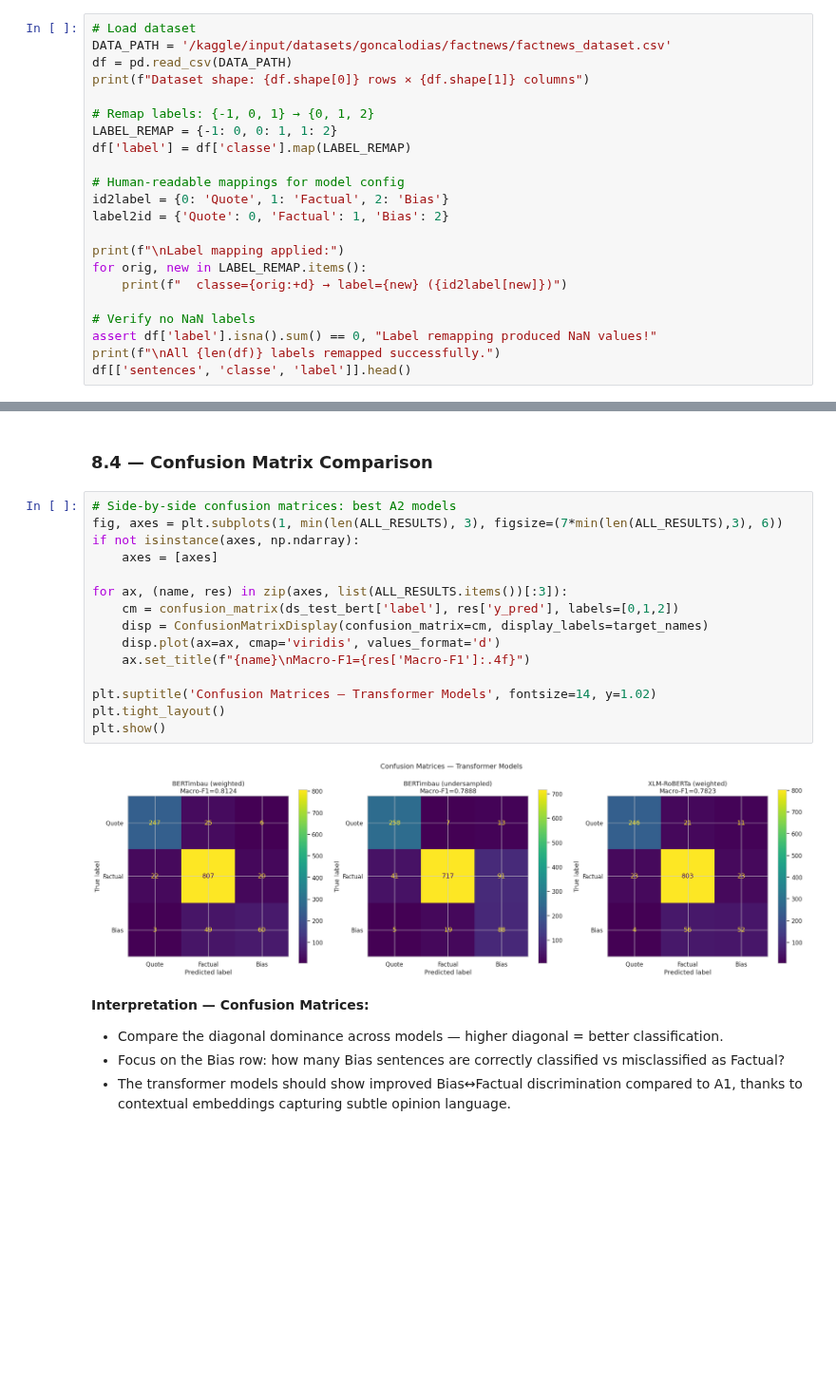
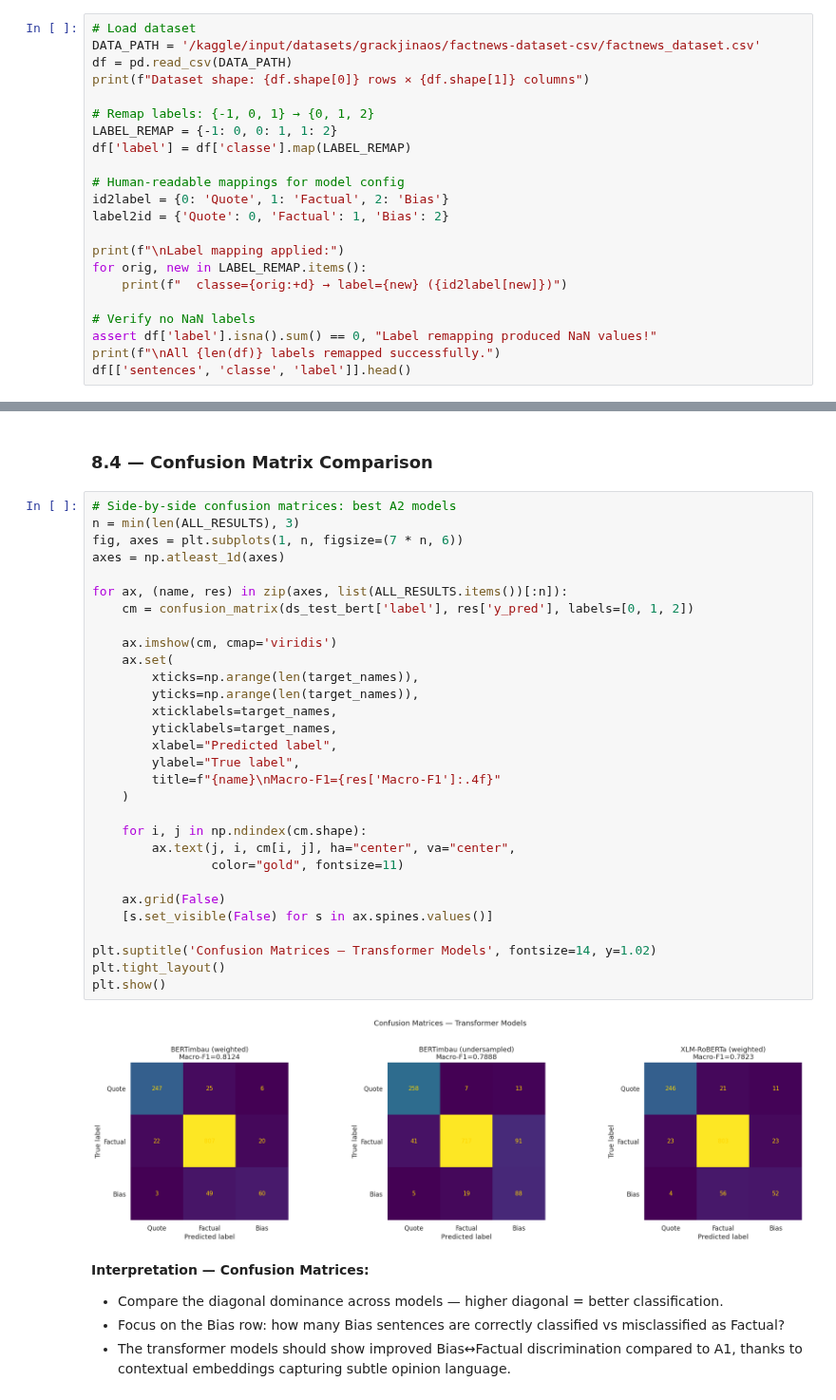
Before and after one commit to Gonto03/NLP-FactNews-Classification, a Jupyter notebook: nlp-ft-hf-model-lora.ipynb, the cells around one changed output, grey strips where cells are left out. Shown at 95% size. Drawn from its saved outputs; the diff is of its cells as text; blank space fills up the shorter version.

```diff
--- a/nlp-ft-hf-model-lora.ipynb
+++ b/nlp-ft-hf-model-lora.ipynb
@@ -140,7 +140,7 @@ HuggingFace models require labels in `[0, N-1]`. The original FactNews labels ar
 | 1        | 2        | Bias |
 # %%
 # Load dataset
-DATA_PATH = '/kaggle/input/datasets/goncalodias/factnews/factnews_dataset.csv'
+DATA_PATH = '/kaggle/input/datasets/grackjinaos/factnews-dataset-csv/factnews_dataset.csv'
 df = pd.read_csv(DATA_PATH)
 print(f"Dataset shape: {df.shape[0]} rows × {df.shape[1]} columns")
 
@@ -1408,21 +1161,36 @@ Bias class F1 improvement: 0.37 → 0.61 (Δ = +0.24)
 ### 8.4 — Confusion Matrix Comparison
 # %%
 # Side-by-side confusion matrices: best A2 models
-fig, axes = plt.subplots(1, min(len(ALL_RESULTS), 3), figsize=(7*min(len(ALL_RESULTS),3), 6))
-if not isinstance(axes, np.ndarray):
-    axes = [axes]
+n = min(len(ALL_RESULTS), 3)
+fig, axes = plt.subplots(1, n, figsize=(7 * n, 6))
+axes = np.atleast_1d(axes)
 
-for ax, (name, res) in zip(axes, list(ALL_RESULTS.items())[:3]):
-    cm = confusion_matrix(ds_test_bert['label'], res['y_pred'], labels=[0,1,2])
-    disp = ConfusionMatrixDisplay(confusion_matrix=cm, display_labels=target_names)
-    disp.plot(ax=ax, cmap='viridis', values_format='d')
-    ax.set_title(f"{name}\nMacro-F1={res['Macro-F1']:.4f}")
+for ax, (name, res) in zip(axes, list(ALL_RESULTS.items())[:n]):
+    cm = confusion_matrix(ds_test_bert['label'], res['y_pred'], labels=[0, 1, 2])
+
+    ax.imshow(cm, cmap='viridis')
+    ax.set(
+        xticks=np.arange(len(target_names)),
+        yticks=np.arange(len(target_names)),
+        xticklabels=target_names,
+        yticklabels=target_names,
+        xlabel="Predicted label",
+        ylabel="True label",
+        title=f"{name}\nMacro-F1={res['Macro-F1']:.4f}"
+    )
+
+    for i, j in np.ndindex(cm.shape):
+        ax.text(j, i, cm[i, j], ha="center", va="center",
+                color="gold", fontsize=11)
+
+    ax.grid(False)
+    [s.set_visible(False) for s in ax.spines.values()]
 
 plt.suptitle('Confusion Matrices — Transformer Models', fontsize=14, y=1.02)
 plt.tight_layout()
 plt.show()
 # %% [output]
-[figure, old version]
+[figure, new version]
 # %% [markdown]
 **Interpretation — Confusion Matrices:**
 - Compare the diagonal dominance across models — higher diagonal = better classification.
```
Also changed, not shown: parts of 22 cells of this notebook, 1 other file.
